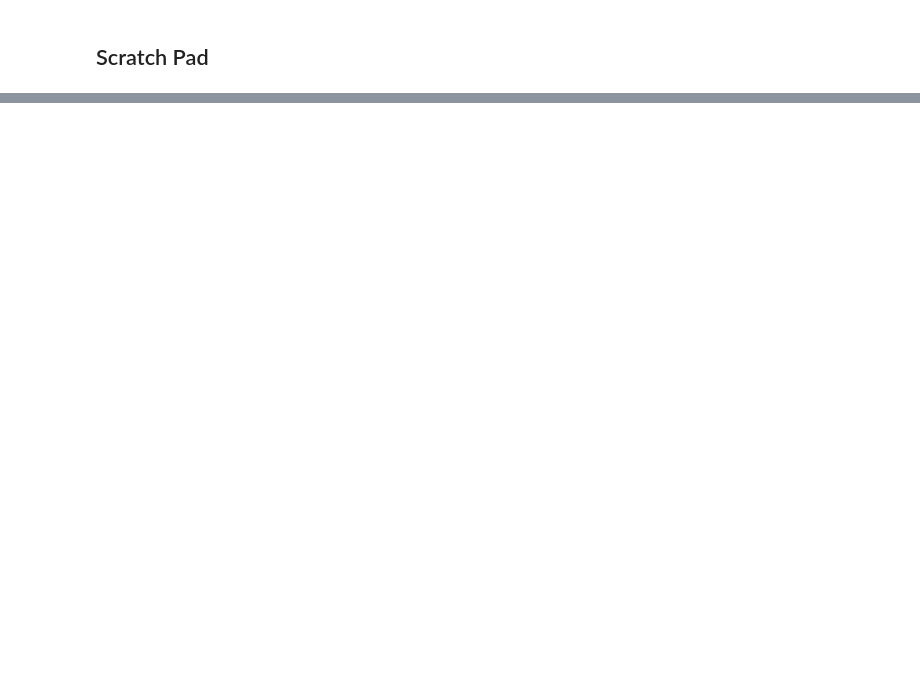
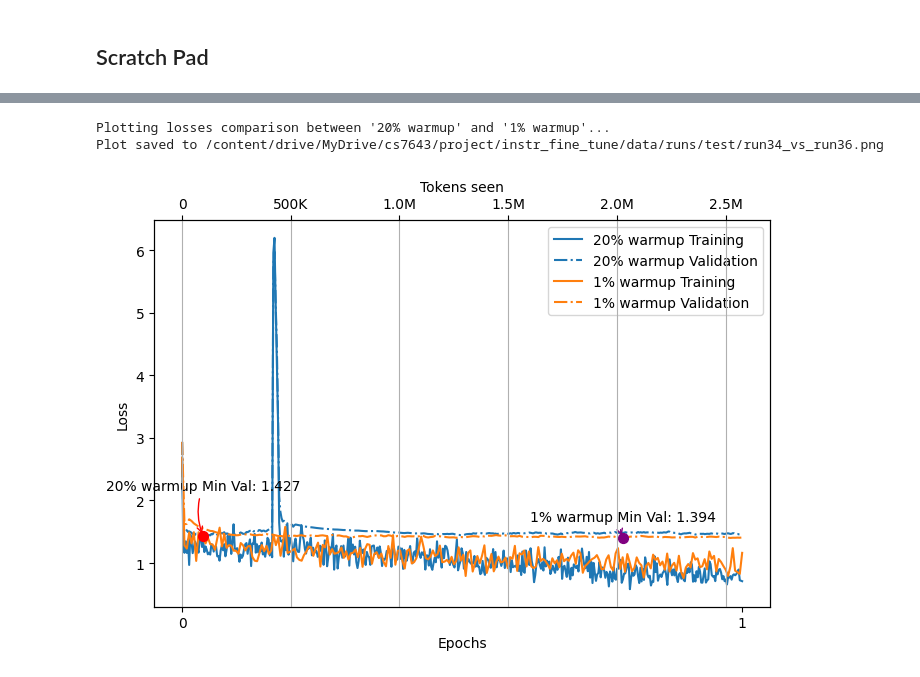
Before and after one commit to GaTech-OMSCS-Adit-Rada/cs7643-project, a Jupyter notebook: instr_fine_tune/cs7643_project_gpt2.ipynb, the cells around one changed output, grey strips where cells are left out. Saved outputs shown, nothing was run; the diff lists cells and outputs as text; code cells hidden in the pictures; blank space fills up the shorter version.

Commit message:
inst fine tune code

```diff
--- a/instr_fine_tune/cs7643_project_gpt2.ipynb
+++ b/instr_fine_tune/cs7643_project_gpt2.ipynb
@@ -1452,0 +1649,29 @@ plot_and_save_learning_rate(ift_alpaca_training_results, filepath=directory_path
+# %%
+def load_training_results(filepath, epochs=1):
+    defaut_training_config = TrainingConfig(
+        model=None,
+        train_loader=None,
+        val_loader=None,
+        optimizer=None,
+        device=None,
+        num_epochs=epochs,
+        eval_freq=5,
+        eval_iter=5,
+        start_context=None,
+        tokenizer=None,
+        warmup_steps=None,
+        initial_lr=None,
+        min_lr=None,
+        run_name=None,
+    )
+    with open(filepath, 'r') as f:
+        data = json.load(f)
+        return defaut_training_config, TrainingResults(**data)
+# %%
+def get_training_results(run_name):
+    directory_path = f"{GOOGLE_DRIVE_PATH}/instr_fine_tune/data/runs/{run_name}/"
+    training_results_path = directory_path + "training_results.json"
+    return load_training_results(training_results_path)
+# %%
+training_config_2, training_results_2 = get_training_results("run34")
+training_config_4, training_results_4 = get_training_results("run36")
@@ -1452,0 +1683,10 @@ plot_and_save_learning_rate(ift_alpaca_training_results, filepath=directory_path
+# %%
+test_directory_path = f"{GOOGLE_DRIVE_PATH}/instr_fine_tune/data/runs/test/"
+# %%
+plot_losses_comparison(training_config_2, training_results_2, training_config_4, training_results_4,
+                       "20% warmup", "1% warmup",
+                       test_directory_path + "run34_vs_run36.png")
+# %% [output]
+Plotting losses comparison between '20% warmup' and '1% warmup'...
+Plot saved to /content/drive/MyDrive/cs7643/project/instr_fine_tune/data/runs/test/run34_vs_run36.png
+[figure, added]
```
Also changed, not shown: parts of 15 cells of this notebook, 2 other files.
